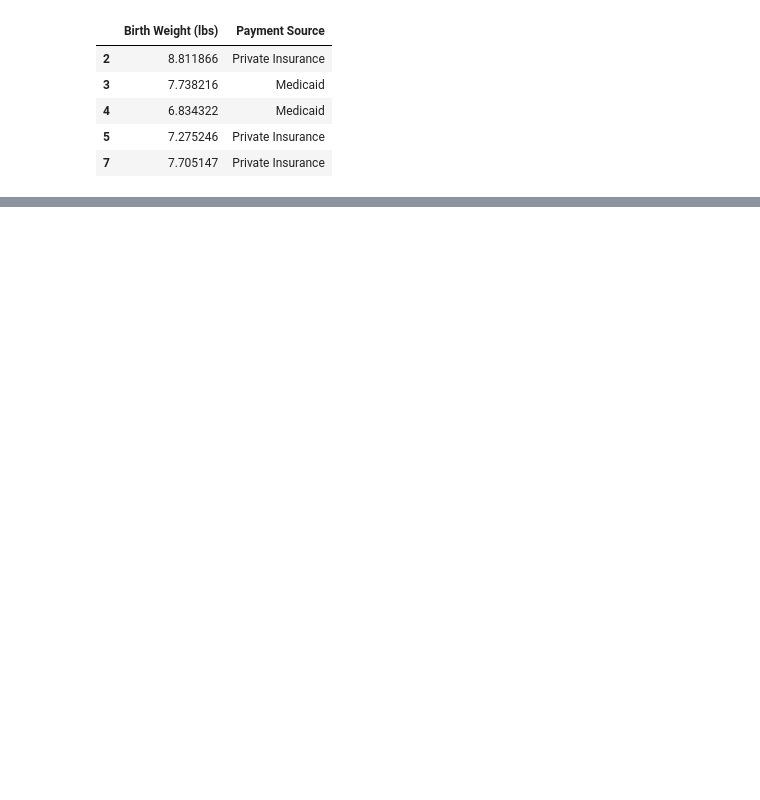
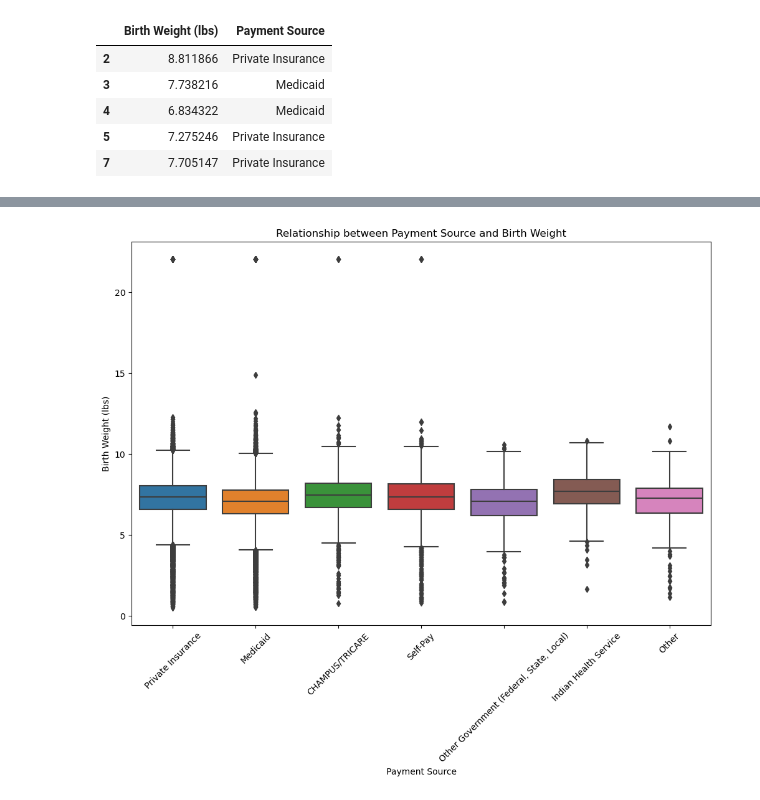
Before and after one commit to bandaexpress/project_rose, a Jupyter notebook: Emily_analysis.ipynb, the cells around one changed output, grey strips where cells are left out. Drawn from its saved outputs; the diff is of its cells as text; code cells hidden in the pictures; blank space fills up the shorter version.

```diff
--- a/Emily_analysis.ipynb
+++ b/Emily_analysis.ipynb
@@ -174,0 +188,11 @@ plt.show()
+# %%
+# Create a box plot or violin plot
+plt.figure(figsize=(12, 8))
+sns.boxplot(x='Payment Source', y='Birth Weight (lbs)', data=clean_births_df)
+plt.title('Relationship between Payment Source and Birth Weight')
+plt.xticks(rotation=45)  # Rotate x-axis labels for better readability
+# Save the figure
+plt.savefig("weight_payment.png")
+plt.show()
+# %% [output]
+[figure, added]
```
Also changed, not shown: parts of 7 cells of this notebook.
